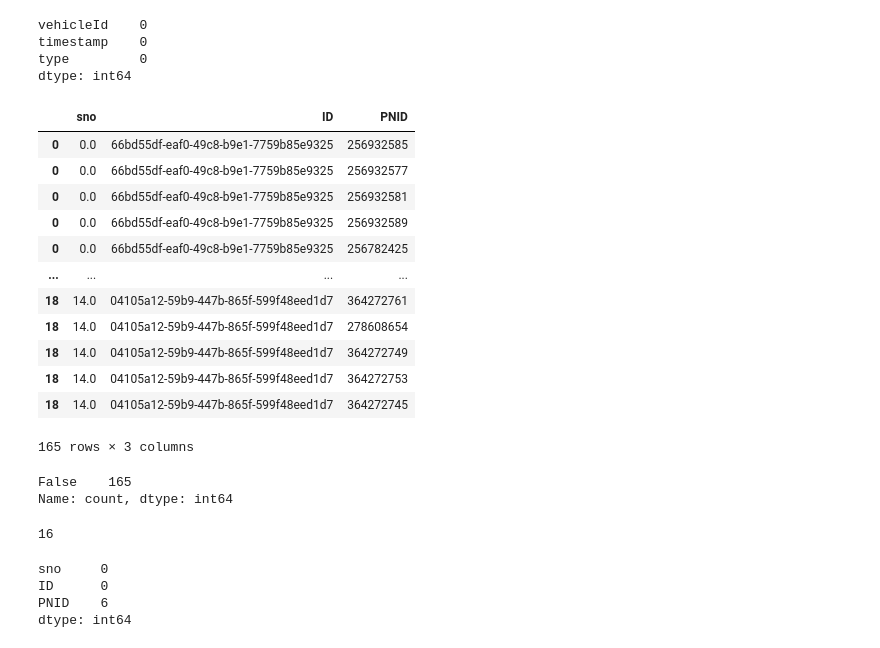
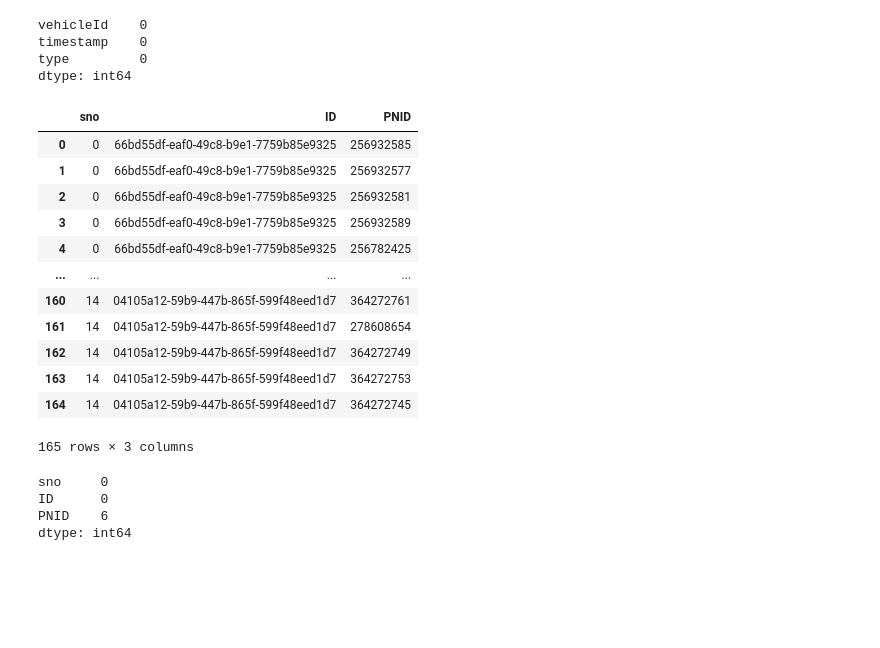
Before and after one commit to RohanArava/Motorq-DS-Rohan, a Jupyter notebook: motorq.ipynb, the cells around one changed output. Saved outputs shown, nothing was run; the diff lists cells and outputs as text; code cells hidden in the pictures; blank space fills up the shorter version.

```diff
--- a/motorq.ipynb
+++ b/motorq.ipynb
@@ -106,42 +106,33 @@ dtype: int64
 # %%
 pnid2 = pd.DataFrame({
     "sno":[],
     "ID":[],
     "PNID":[]
 })
 for i in range(pnid.shape[0]):
     ins = pnid.iloc[i]
     ids = ins["IDS"]
     if isinstance(ids, str):
         ids = list(ids.replace("\n","").replace("[","").replace("]","").replace("\"","").split(","))
         for id in ids:
-            pnid2 = pd.concat([pnid2, pd.DataFrame({"sno":ins["Unnamed: 0"],"ID": ins['ID'],"PNID": id}, index=[i])])
+            pnid2.loc[len(pnid2.index)] = [ins["Unnamed: 0"],ins['ID'], id]
     else:
-        pnid2 = pd.concat([pnid2, pd.DataFrame({"sno":ins["Unnamed: 0"],"ID": ins['ID'],"PNID": pd.NA}, index=[i])])
+        pnid2.loc[len(pnid2.index)] =  [ins["Unnamed: 0"],ins['ID'], np.NaN]
 pnid2
 # %% [output]
 |  | sno | ID | PNID |
-| 0 | 0.0 | 66bd55df-eaf0-49c8-b9e1-7759b85e9325 | 256932585 |
-| 0 | 0.0 | 66bd55df-eaf0-49c8-b9e1-7759b85e9325 | 256932577 |
-| 0 | 0.0 | 66bd55df-eaf0-49c8-b9e1-7759b85e9325 | 256932581 |
-| 0 | 0.0 | 66bd55df-eaf0-49c8-b9e1-7759b85e9325 | 256932589 |
-| 0 | 0.0 | 66bd55df-eaf0-49c8-b9e1-7759b85e9325 | 256782425 |
+| 0 | 0 | 66bd55df-eaf0-49c8-b9e1-7759b85e9325 | 256932585 |
+| 1 | 0 | 66bd55df-eaf0-49c8-b9e1-7759b85e9325 | 256932577 |
+| 2 | 0 | 66bd55df-eaf0-49c8-b9e1-7759b85e9325 | 256932581 |
+| 3 | 0 | 66bd55df-eaf0-49c8-b9e1-7759b85e9325 | 256932589 |
+| 4 | 0 | 66bd55df-eaf0-49c8-b9e1-7759b85e9325 | 256782425 |
 | ... | ... | ... | ... |
-| 18 | 14.0 | 04105a12-59b9-447b-865f-599f48eed1d7 | 364272761 |
-| 18 | 14.0 | 04105a12-59b9-447b-865f-599f48eed1d7 | 278608654 |
-| 18 | 14.0 | 04105a12-59b9-447b-865f-599f48eed1d7 | 364272749 |
-| 18 | 14.0 | 04105a12-59b9-447b-865f-599f48eed1d7 | 364272753 |
-| 18 | 14.0 | 04105a12-59b9-447b-865f-599f48eed1d7 | 364272745 |
+| 160 | 14 | 04105a12-59b9-447b-865f-599f48eed1d7 | 364272761 |
+| 161 | 14 | 04105a12-59b9-447b-865f-599f48eed1d7 | 278608654 |
+| 162 | 14 | 04105a12-59b9-447b-865f-599f48eed1d7 | 364272749 |
+| 163 | 14 | 04105a12-59b9-447b-865f-599f48eed1d7 | 364272753 |
+| 164 | 14 | 04105a12-59b9-447b-865f-599f48eed1d7 | 364272745 |
 165 rows × 3 columns
-# %%
-pnid2.duplicated().value_counts()
-# %% [output]
-False    165
-Name: count, dtype: int64
-# %%
-pnid2["ID"].nunique()
-# %% [output]
-16
 # %%
 pnid2.isna().sum()
 # %% [output]
```
Also changed, not shown: parts of 9 cells of this notebook.
